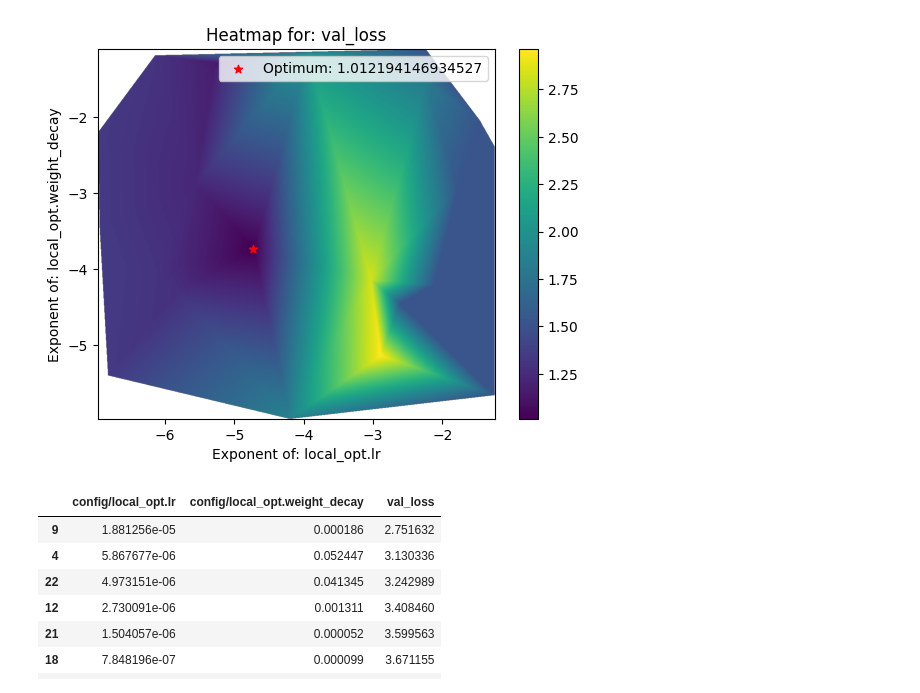
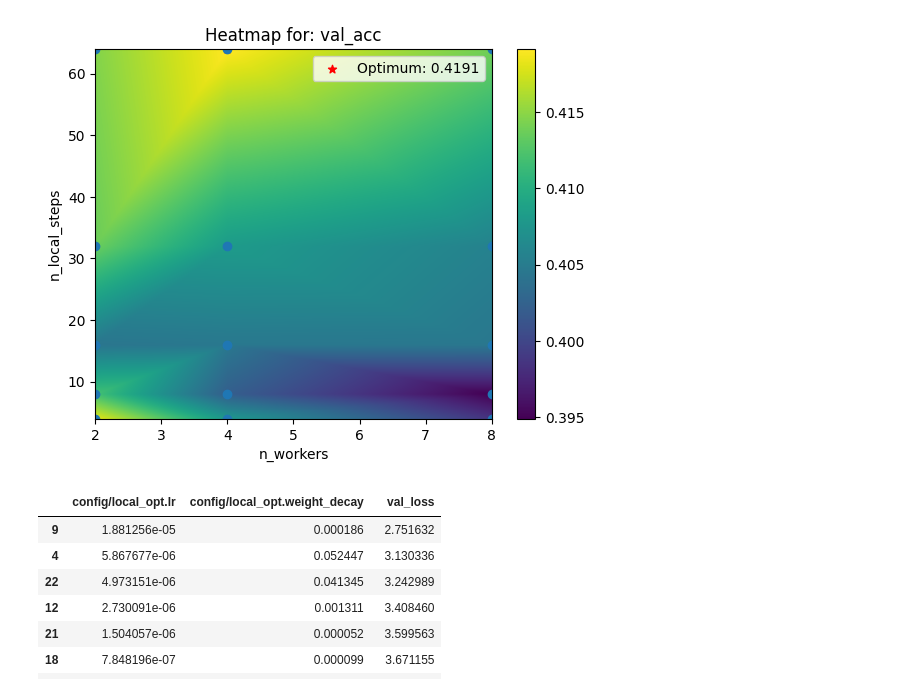
Before and after one commit to maxi-fr/distributed-learning, a Jupyter notebook: test_notebook.ipynb, the cells around one changed output. Saved outputs shown, nothing was run; the diff lists cells and outputs as text; code cells hidden in the pictures.

```diff
--- a/test_notebook.ipynb
+++ b/test_notebook.ipynb
@@ -111,36 +108,39 @@ def hyper_params_heatmap(results, param_1_name, param_2_name, log_scale_1=True,
         param_1_name = "Exponent of: " + param_1_name
     if log_scale_2:
         y = np.log10(y)
         param_2_name = "Exponent of: " + param_2_name
 
     val = results[metric]
 
     if log_metric:
         val = np.log(val)
 
     inter = LinearNDInterpolator((x, y), val)
 
     x_int = np.linspace(x.min(), x.max(), 1000)
     y_int = np.linspace(y.min(), y.max(), 1000)
     mesh = np.meshgrid(x_int, y_int)
     inter_val = inter(mesh)
 
     plt.imshow(inter_val, extent=[x_int[0], x_int[-1], y_int[0], y_int[-1]], origin="lower", aspect="auto")
     plt.colorbar()
 
     opt_ind = np.argmax(val) if mode == "max" else np.argmin(val)
     plt.scatter(x[opt_ind], y[opt_ind], c="r", marker="*", label=f"Optimum: {val[opt_ind]}")
+    plt.scatter(x, y)
 
     plt.xlabel(param_1_name)
     plt.ylabel(param_2_name)
     plt.title(f"Heatmap for: {metric}")
     plt.legend()
 
+df = gen_dataframe("ray_results\\local_sgd_cs2025-01-05_12-36-50")
 
-
-hyper_params_heatmap(df, "local_opt.lr", "local_opt.weight_decay", True, True, "val_loss", "min", True)
+# hyper_params_heatmap(df, "local_opt.lr", "local_opt.weight_decay", True, True, "val_loss", "min", True)
+hyper_params_heatmap(df, "n_workers", "n_local_steps", False, False)
+# hyper_params_heatmap(df, "n_workers", "local_batch_size")
 # %% [output]
-[figure, old version]
+[figure, new version]
 # %%
 df.filter(["config/local_opt.lr", "config/local_opt.weight_decay", "val_loss"]).sort_values("val_loss")#.sort_values("val_acc", ascending=False)
 # %% [output]
```
Also changed, not shown: parts of 1 cell of this notebook, 5 other files.
